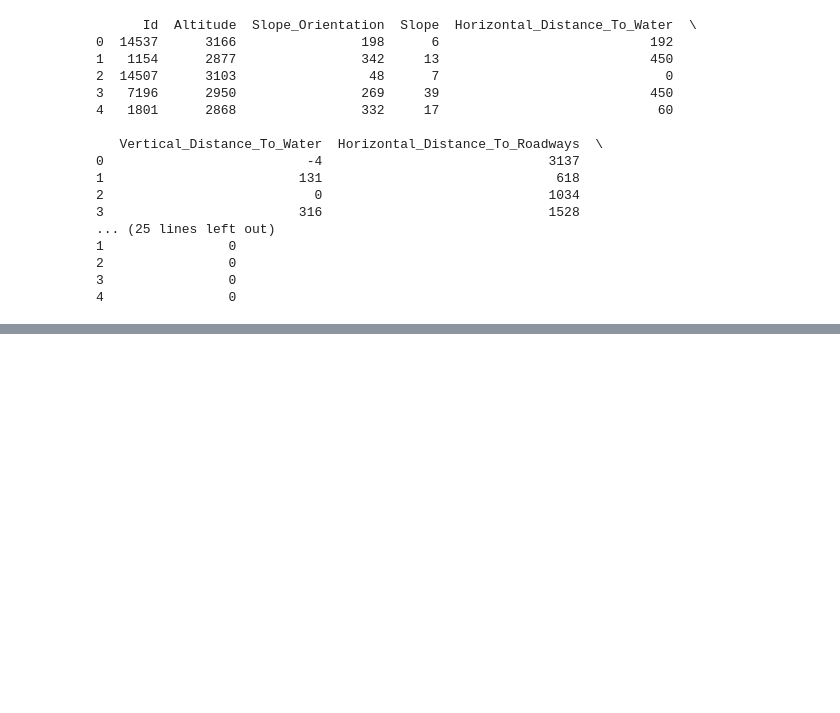
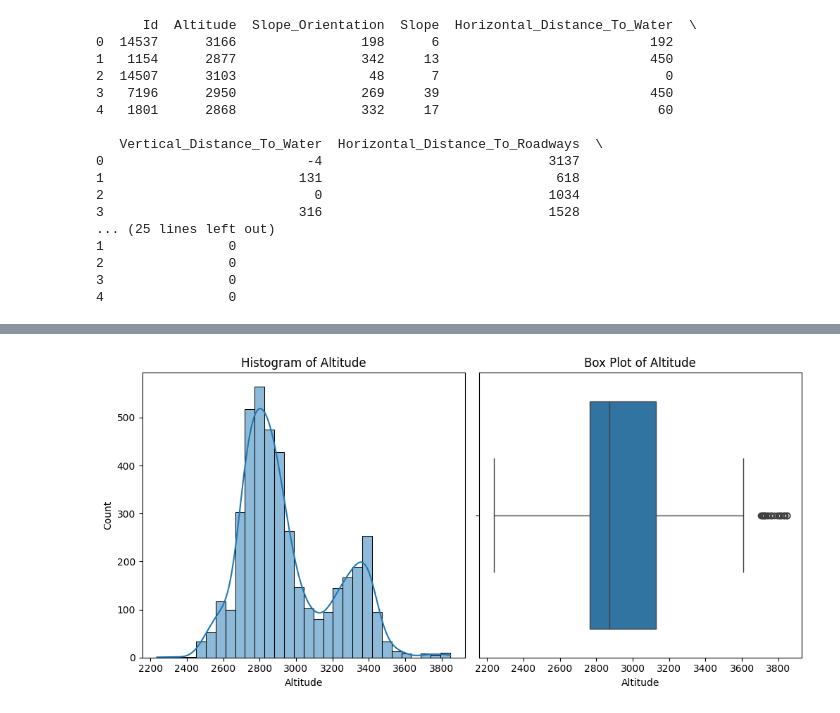
Before and after one commit to SuzukeBount/APRAU_PROJECT, a Jupyter notebook: 1st_delivery/index.ipynb, the cells around one changed output, grey strips where cells are left out. Cells and saved outputs as stored; diff of their text form; code cells hidden in the pictures; blank space fills up the shorter version.

Commit message:
[feat]: Univariate Analysis Optimization

```diff
--- a/1st_delivery/index.ipynb
+++ b/1st_delivery/index.ipynb
@@ -386,0 +47,84 @@ dtype: float64
+# %%
+
+# Passo 2: Univariate Analysis (Distribution of individual features)
+def univariate_analysis(data, column_name):
+    print(f'Univariate Analysis for {column_name}')
+    mean_value = data[column_name].mean()
+    median_value = data[column_name].median()
+    mode_value = data[column_name].mode()[0]
+    std_dev_value = data[column_name].std()
+    range_value = data[column_name].max() - data[column_name].min()
+    variance_value = data[column_name].var()
+    iqr_value = data[column_name].quantile(0.75) - data[column_name].quantile(0.25)
+    skewness_value = data[column_name].skew()
+    kurtosis_value = data[column_name].kurtosis()
+
+    # Frequency Distribution
+    frequency_distribution = data[column_name].value_counts()
+    print('Frequency Distribution:')
+    print(frequency_distribution)
+    print('\n')
+
+    # Central Tendency
+    print(f'Mean: {mean_value}')
+    print(f'Median: {median_value}')
+    print(f'Mode: {mode_value}')
+
+    # Variability
+    print(f'Standard Deviation: {std_dev_value}')
+    print(f'Range: {range_value}')
+    print(f'Variance: {variance_value}')
+    print(f'IQR: {iqr_value}')
+
+    # Skewness and Kurtosis
+    print(f'Skewness: {skewness_value}')
+    print(f'Kurtosis: {kurtosis_value}')
+    print('\n')
+
+    # Visualization
+    plt.figure(figsize=(15, 5))
+
+    # Histogram
+    plt.subplot(1, 3, 1)
+    sns.histplot(data[column_name], kde=True, bins=30)
+    plt.title(f'Histogram of {column_name}')
+
+    # Box Plot
+    plt.subplot(1, 3, 2)
+    sns.boxplot(x=data[column_name])
+    plt.title(f'Box Plot of {column_name}')
+
+    # Bar Chart (for categorical features)
+    if data[column_name].dtype == 'int' or data[column_name].dtype == 'object':
+        plt.subplot(1, 3, 3)
+        sns.countplot(x=data[column_name])
+        plt.title(f'Bar Chart of {column_name}')
+
+    plt.tight_layout()
+    plt.show()
+
+# Lista de variáveis para análise
+variables_to_analyze = [
+    dc.ALTITUDE,
+    dc.SLOPE_ORIENTATION,
+    dc.SLOPE,
+    dc.HORIZONTAL_DISTANCE_TO_WATER,
+    dc.VERTICAL_DISTANCE_TO_WATER,
+    dc.HORIZONTAL_DISTANCE_TO_ROADWAYS,
+    dc.SHADOW_INDEX_9,
+    dc.SHADOW_INDEX_12,
+    dc.SHADOW_INDEX_15,
+    dc.HORIZONTAL_DISTANCE_TO_FIRE_POINTS,
+    dc.CANOPY_DENSITY,
+    dc.RAINFALL_SUMMER,
+    dc.RAINFALL_WINTER,
+    dc.WIND_EXPOSURE_LEVEL,
+    dc.SOIL_TYPE,
+    dc.WILDERNESS_AREA,
+    dc.VEGETATION_TYPE
+]
+
+# Realizar a análise univariada para cada variável
+for variable in variables_to_analyze:
+    univariate_analysis(dt, variable)
+# %% [output]
@@ -386,0 +148 @@ dtype: float64
+[figure, added]
```
Also changed, not shown: parts of 3 cells of this notebook.
